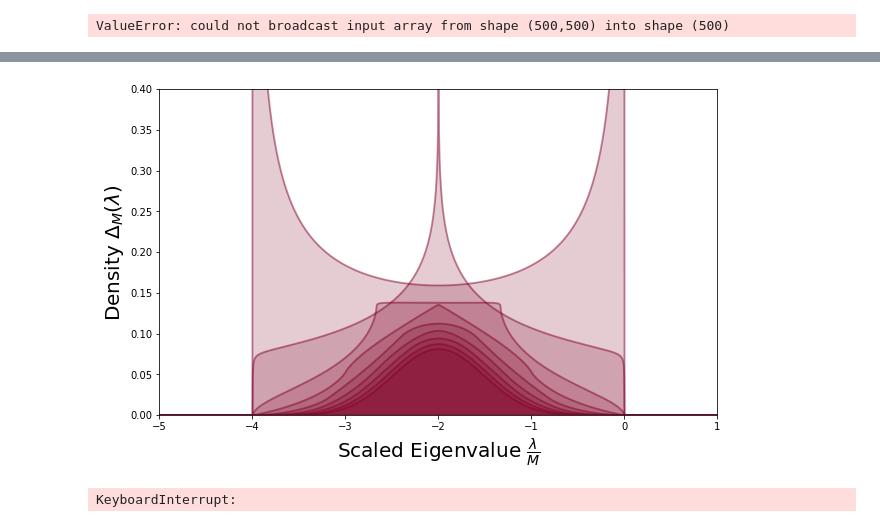
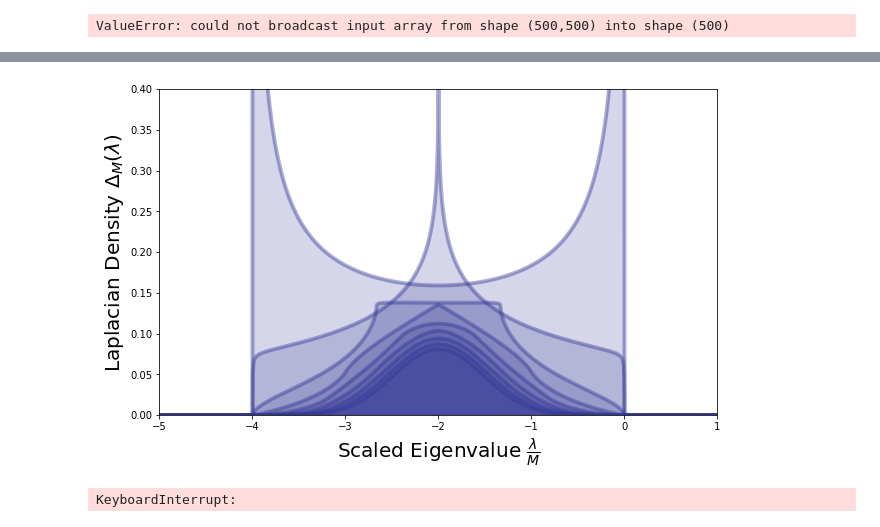
Before and after one commit to gszep/Equlibrium-and-Dynamics-of-the-Spherical-Model, a Jupyter notebook: figures.ipynb, the cells around one changed output, grey strips where cells are left out. Saved outputs shown, nothing was run; the diff lists cells and outputs as text; code cells hidden in the pictures.

```diff
--- a/figures.ipynb
+++ b/figures.ipynb
@@ -97,25 +128,25 @@ ylabel(r'Interaction Spectrum $S(\lambda)$ ',fontsize=20);
 # %%
 dx = 0.001
 x = arange(-100,100,dx)
 y = p(x)
 
 figure(figsize=(10,6))
-color=cm.YlOrRd(1.0)
+color=cm.RdYlBu(1.0)
 
-plot(x,y,color=color,alpha=0.4,linewidth=2)
+plot(x,y,color=color,alpha=0.4,linewidth=4)
 fill_between(x,y,color=color,alpha=0.2)
 
 
 xlim(-5,1); ylim(0,0.4)
 xlabel(r'Scaled Eigenvalue $\frac{\lambda}{M}$',fontsize=20)
-ylabel(r'Density $\Delta_M(\lambda)$ ',fontsize=20)
+ylabel(r'Laplacian Density $\Delta_M(\lambda)$ ',fontsize=20)
 
 for M in xrange(2,10):
     y = fftconvolve(p(x),y*dx,mode='same')
-    plot(x/M,y,color=color,alpha=0.4,linewidth=2)
+    plot(x/M,y,color=color,alpha=0.4,linewidth=4)
     fill_between(x/M,y,color=color,alpha=0.2)
 # %% [output]
-[figure, old version]
+[figure, new version]
 # %%
 n,p = 3000,0.01
 X = argmax( multinomial(1,[p/2,1-p,p/2],size=(n,n)), axis=-1) - 1
```
Also changed, not shown: parts of 6 cells of this notebook, 15 other files.
